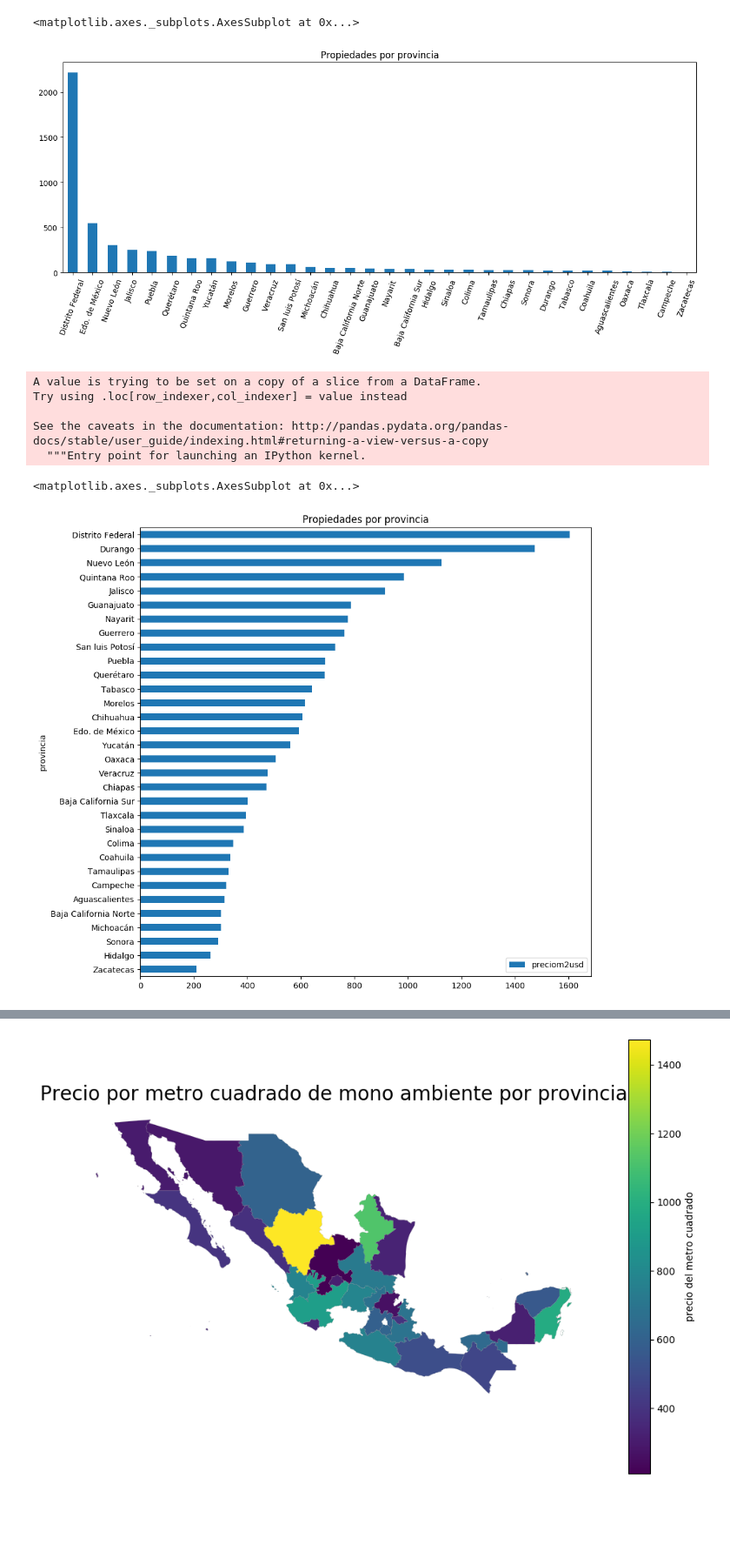
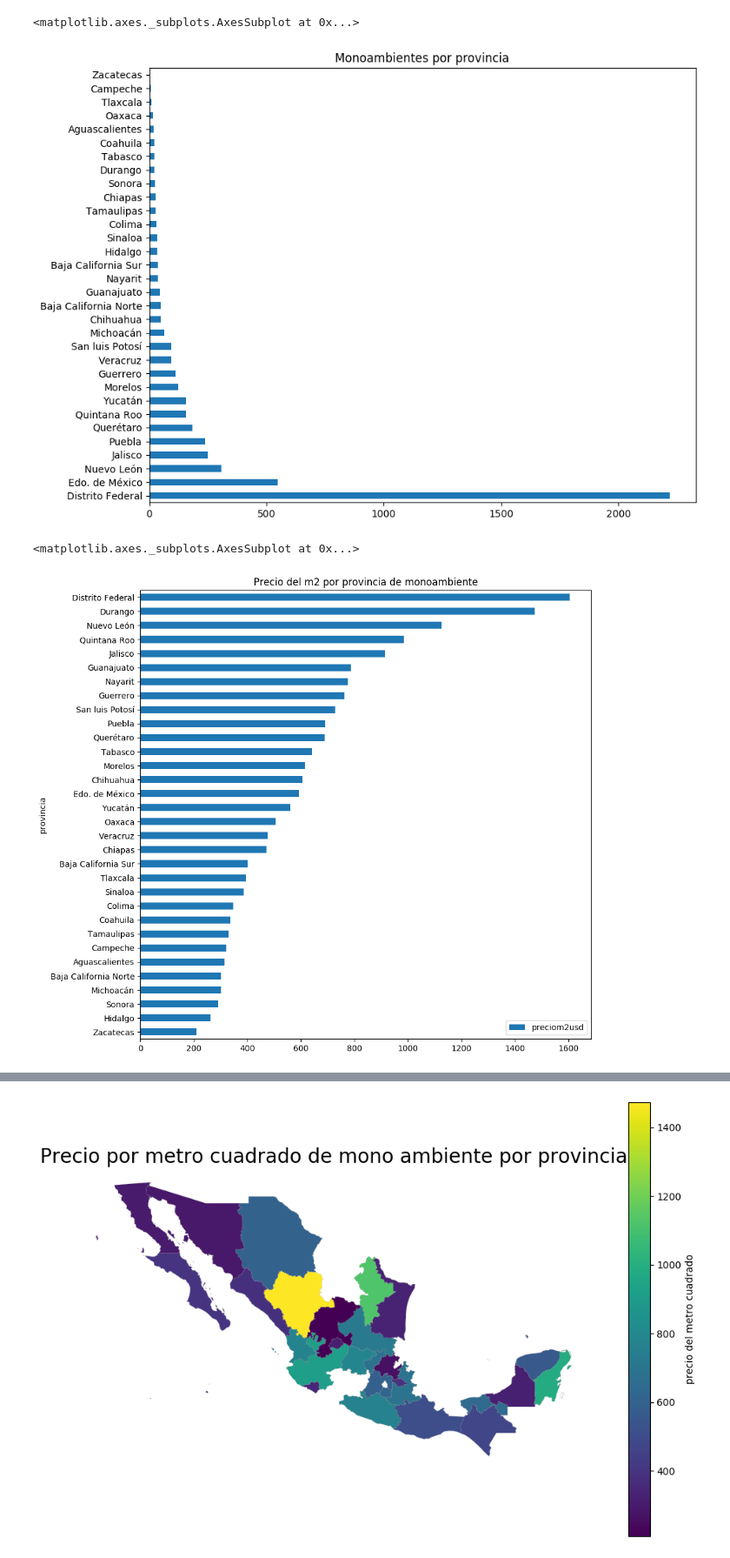
Before and after one commit to petermacgaul/orgaDatos-1, a Jupyter notebook: TP1/04-AnalisisMonoAmbientes.ipynb, the cells around one changed output, grey strips where cells are left out. Shown at 87% size. Cells and saved outputs as stored; diff of their text form; code cells hidden in the pictures; blank space fills up the shorter version.

Commit message:
Added plots a Monoambientes

```diff
--- a/TP1/04-AnalisisMonoAmbientes.ipynb
+++ b/TP1/04-AnalisisMonoAmbientes.ipynb
@@ -34,20 +57,12 @@ mono = df[df["habitaciones"]==1]
 # %%
-mono.provincia.value_counts().plot(kind='bar', figsize=(15, 5), rot=70, title="Propiedades por provincia")
+mono.provincia.value_counts().plot(kind='barh', figsize=(10, 8), title="Monoambientes por provincia")
 # %% [output]
 <matplotlib.axes._subplots.AxesSubplot at 0x...>
-[figure, old version]
+[figure, new version]
-# %%
-mono['preciom2usd'] = mono['preciousd'] / mono['metrostotales']
-# %% [output]
-A value is trying to be set on a copy of a slice from a DataFrame.
-Try using .loc[row_indexer,col_indexer] = value instead
-
-See the caveats in the documentation: http://pandas.pydata.org/pandas-docs/stable/user_guide/indexing.html#returning-a-view-versus-a-copy
-  """Entry point for launching an IPython kernel.
 # %%
 mono_m2_prov = mono.groupby("provincia").agg({"preciom2usd":"mean"}).sort_values(by= "preciom2usd")
-mono_m2_prov.plot(kind='barh', figsize=(10, 10),title="Propiedades por provincia")
+mono_m2_prov.plot(kind='barh', figsize=(10, 10),title="Precio del m2 por provincia de monoambiente")
 # %% [output]
 <matplotlib.axes._subplots.AxesSubplot at 0x...>
-[figure, old version]
+[figure, new version]
 # %%
```
Also changed, not shown: parts of 11 cells of this notebook, 1 other file.
